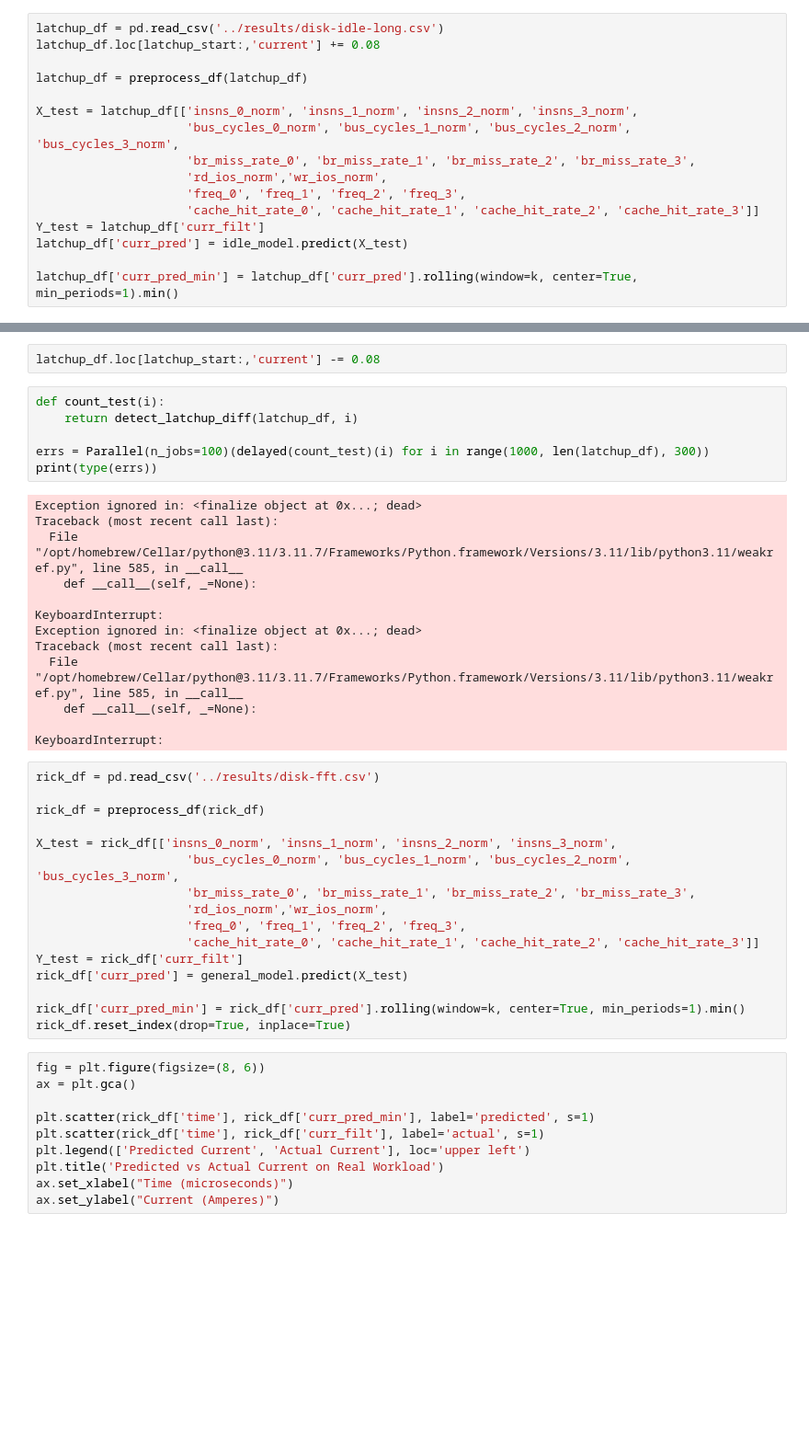
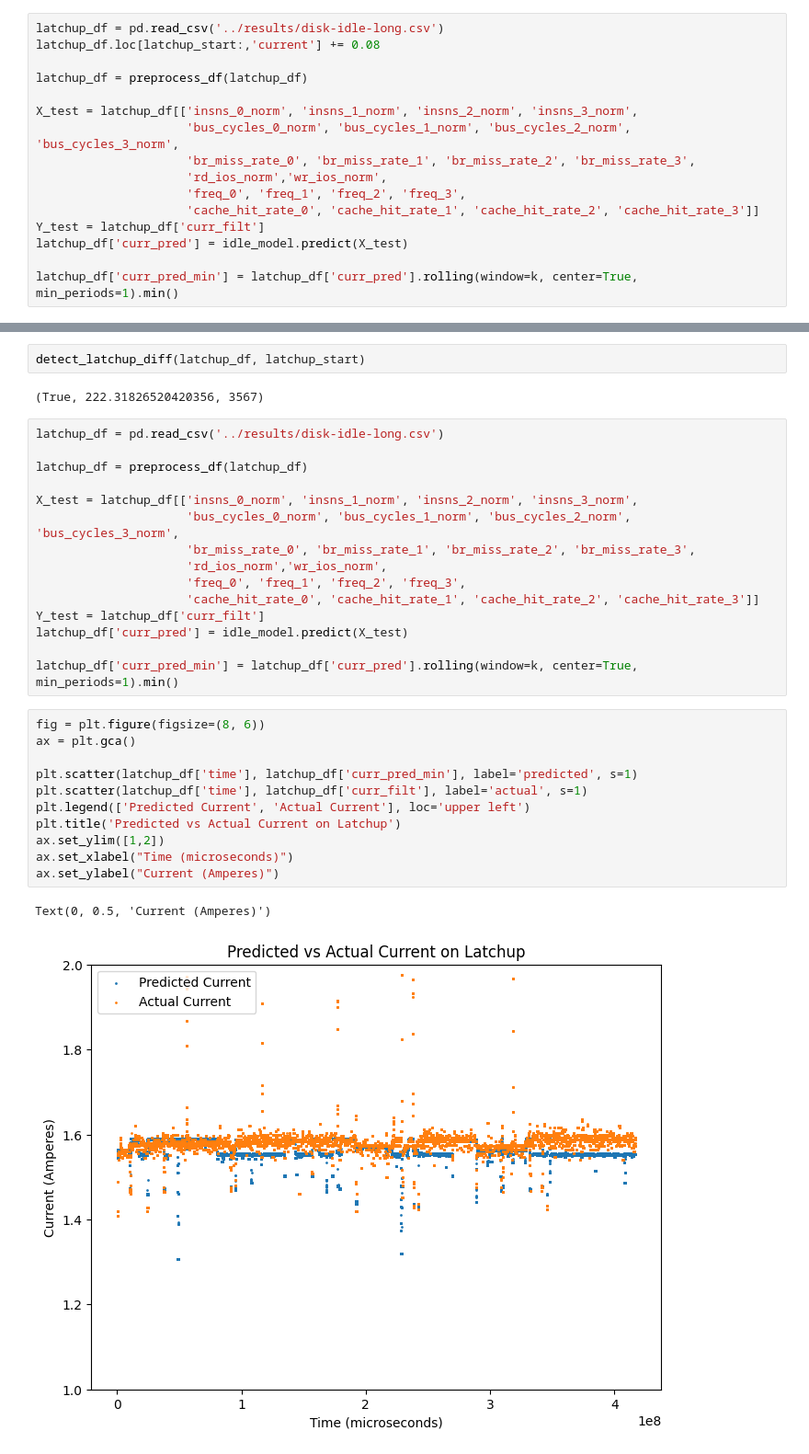
Before and after one commit to radshield/raspi-sel, a Jupyter notebook: analysis/perf_heuristic.ipynb, the cells around one changed output, grey strips where cells are left out. Shown at 92% size. Saved outputs shown, nothing was run; the diff lists cells and outputs as text; blank space fills up the shorter version.

```diff
--- a/analysis/perf_heuristic.ipynb
+++ b/analysis/perf_heuristic.ipynb
@@ -151,47 +140,33 @@ detect_latchup_diff(latchup_df, latchup_start)
-# %%
-latchup_df.loc[latchup_start:,'current'] -= 0.08
 # %%
-def count_test(i):
-    return detect_latchup_diff(latchup_df, i)
-
-errs = Parallel(n_jobs=100)(delayed(count_test)(i) for i in range(1000, len(latchup_df), 300))
-print(type(errs))
+detect_latchup_diff(latchup_df, latchup_start)
 # %% [output]
-Exception ignored in: <finalize object at 0x...; dead>
-Traceback (most recent call last):
-  File "/opt/homebrew/Cellar/python@3.11/3.11.7/Frameworks/Python.framework/Versions/3.11/lib/python3.11/weakref.py", line 585, in __call__
-    def __call__(self, _=None):
-
-KeyboardInterrupt:
-Exception ignored in: <finalize object at 0x...; dead>
-Traceback (most recent call last):
-  File "/opt/homebrew/Cellar/python@3.11/3.11.7/Frameworks/Python.framework/Versions/3.11/lib/python3.11/weakref.py", line 585, in __call__
-    def __call__(self, _=None):
-
-KeyboardInterrupt:
+(True, 222.31826520420356, 3567)
-# %%
-rick_df = pd.read_csv('../results/disk-fft.csv')
-
-rick_df = preprocess_df(rick_df)
-
-X_test = rick_df[['insns_0_norm', 'insns_1_norm', 'insns_2_norm', 'insns_3_norm',
-                     'bus_cycles_0_norm', 'bus_cycles_1_norm', 'bus_cycles_2_norm', 'bus_cycles_3_norm',
-                     'br_miss_rate_0', 'br_miss_rate_1', 'br_miss_rate_2', 'br_miss_rate_3',
-                     'rd_ios_norm','wr_ios_norm',
-                     'freq_0', 'freq_1', 'freq_2', 'freq_3',
-                     'cache_hit_rate_0', 'cache_hit_rate_1', 'cache_hit_rate_2', 'cache_hit_rate_3']]
-Y_test = rick_df['curr_filt']
-rick_df['curr_pred'] = general_model.predict(X_test)
-
-rick_df['curr_pred_min'] = rick_df['curr_pred'].rolling(window=k, center=True, min_periods=1).min()
-rick_df.reset_index(drop=True, inplace=True)
-# %%
-fig = plt.figure(figsize=(8, 6))
-ax = plt.gca()
-
-plt.scatter(rick_df['time'], rick_df['curr_pred_min'], label='predicted', s=1)
-plt.scatter(rick_df['time'], rick_df['curr_filt'], label='actual', s=1)
-plt.legend(['Predicted Current', 'Actual Current'], loc='upper left')
-plt.title('Predicted vs Actual Current on Real Workload')
-ax.set_xlabel("Time (microseconds)")
-ax.set_ylabel("Current (Amperes)")
+# %%
+latchup_df = pd.read_csv('../results/disk-idle-long.csv')
+
+latchup_df = preprocess_df(latchup_df)
+
+X_test = latchup_df[['insns_0_norm', 'insns_1_norm', 'insns_2_norm', 'insns_3_norm',
+                     'bus_cycles_0_norm', 'bus_cycles_1_norm', 'bus_cycles_2_norm', 'bus_cycles_3_norm',
+                     'br_miss_rate_0', 'br_miss_rate_1', 'br_miss_rate_2', 'br_miss_rate_3',
+                     'rd_ios_norm','wr_ios_norm',
+                     'freq_0', 'freq_1', 'freq_2', 'freq_3',
+                     'cache_hit_rate_0', 'cache_hit_rate_1', 'cache_hit_rate_2', 'cache_hit_rate_3']]
+Y_test = latchup_df['curr_filt']
+latchup_df['curr_pred'] = idle_model.predict(X_test)
+
+latchup_df['curr_pred_min'] = latchup_df['curr_pred'].rolling(window=k, center=True, min_periods=1).min()
+# %%
+fig = plt.figure(figsize=(8, 6))
+ax = plt.gca()
+
+plt.scatter(latchup_df['time'], latchup_df['curr_pred_min'], label='predicted', s=1)
+plt.scatter(latchup_df['time'], latchup_df['curr_filt'], label='actual', s=1)
+plt.legend(['Predicted Current', 'Actual Current'], loc='upper left')
+plt.title('Predicted vs Actual Current on Latchup')
+ax.set_ylim([1,2])
+ax.set_xlabel("Time (microseconds)")
+ax.set_ylabel("Current (Amperes)")
+# %% [output]
+Text(0, 0.5, 'Current (Amperes)')
+[figure, added]
```
Also changed, not shown: parts of 6 cells of this notebook.
